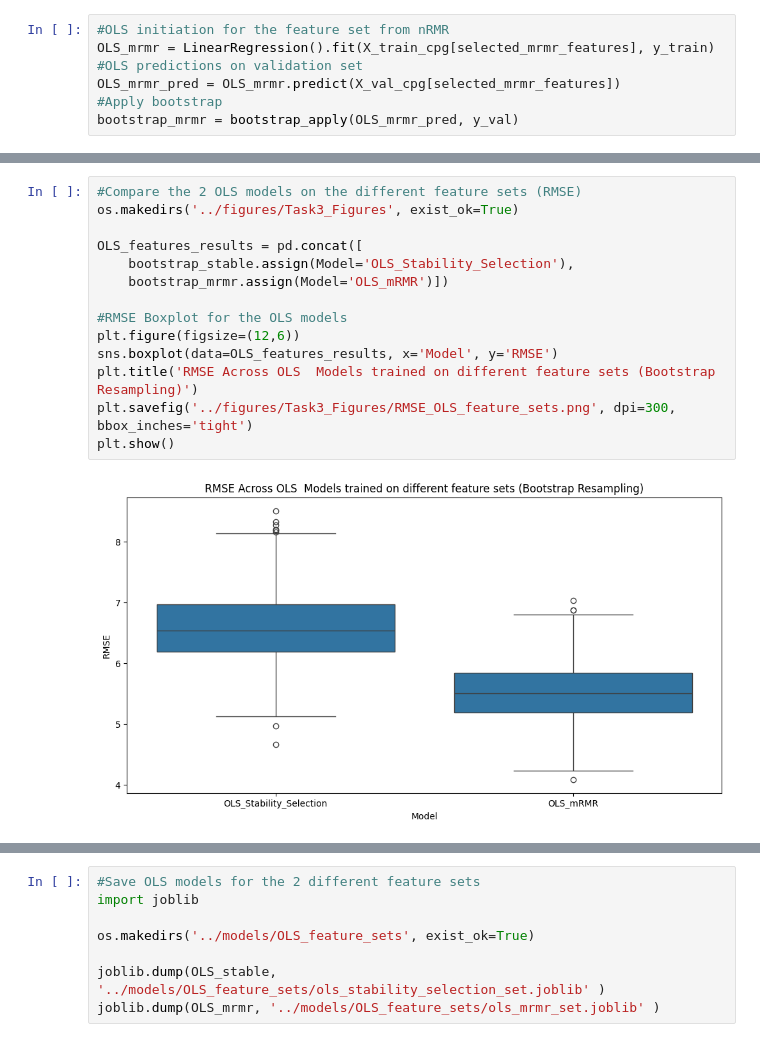
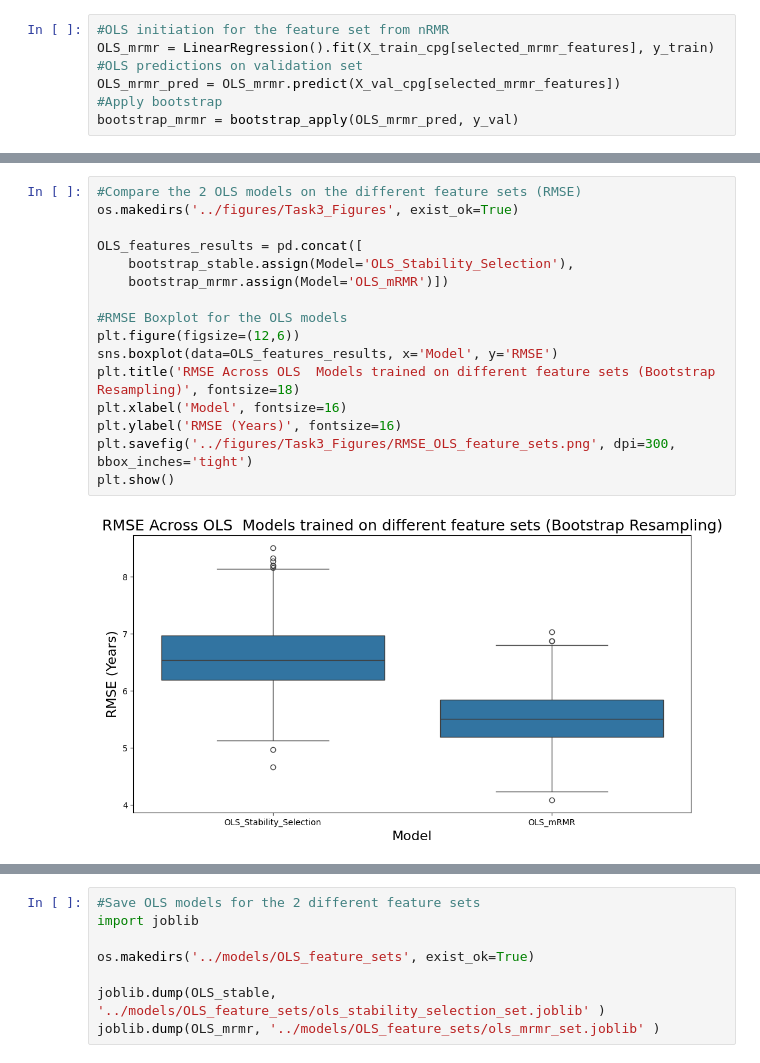
Before and after one commit to xanthippilouka/MLCB_Assignment1_Louka, a Jupyter notebook: notebooks/feature_selection.ipynb, the cells around one changed output, grey strips where cells are left out. Cells and saved outputs as stored; diff of their text form.

Commit message:
Review of the code and the generated results/figures. Editing of the README file

```diff
--- a/notebooks/feature_selection.ipynb
+++ b/notebooks/feature_selection.ipynb
@@ -352,19 +352,21 @@ print(comparison_df)
 # %%
 #Compare the 2 OLS models on the different feature sets (RMSE)
 os.makedirs('../figures/Task3_Figures', exist_ok=True)
 
 OLS_features_results = pd.concat([
     bootstrap_stable.assign(Model='OLS_Stability_Selection'),
     bootstrap_mrmr.assign(Model='OLS_mRMR')])
 
 #RMSE Boxplot for the OLS models
 plt.figure(figsize=(12,6))
 sns.boxplot(data=OLS_features_results, x='Model', y='RMSE')
-plt.title('RMSE Across OLS  Models trained on different feature sets (Bootstrap Resampling)')
+plt.title('RMSE Across OLS  Models trained on different feature sets (Bootstrap Resampling)', fontsize=18)
+plt.xlabel('Model', fontsize=16)
+plt.ylabel('RMSE (Years)', fontsize=16)
 plt.savefig('../figures/Task3_Figures/RMSE_OLS_feature_sets.png', dpi=300, bbox_inches='tight')
 plt.show()
 # %% [output]
-[figure, old version]
+[figure, new version]
 # %%
 #R2 Boxplot for the OLS models
 plt.figure(figsize=(12,6))
```
Also changed, not shown: parts of 7 cells of this notebook, 15 other files.
